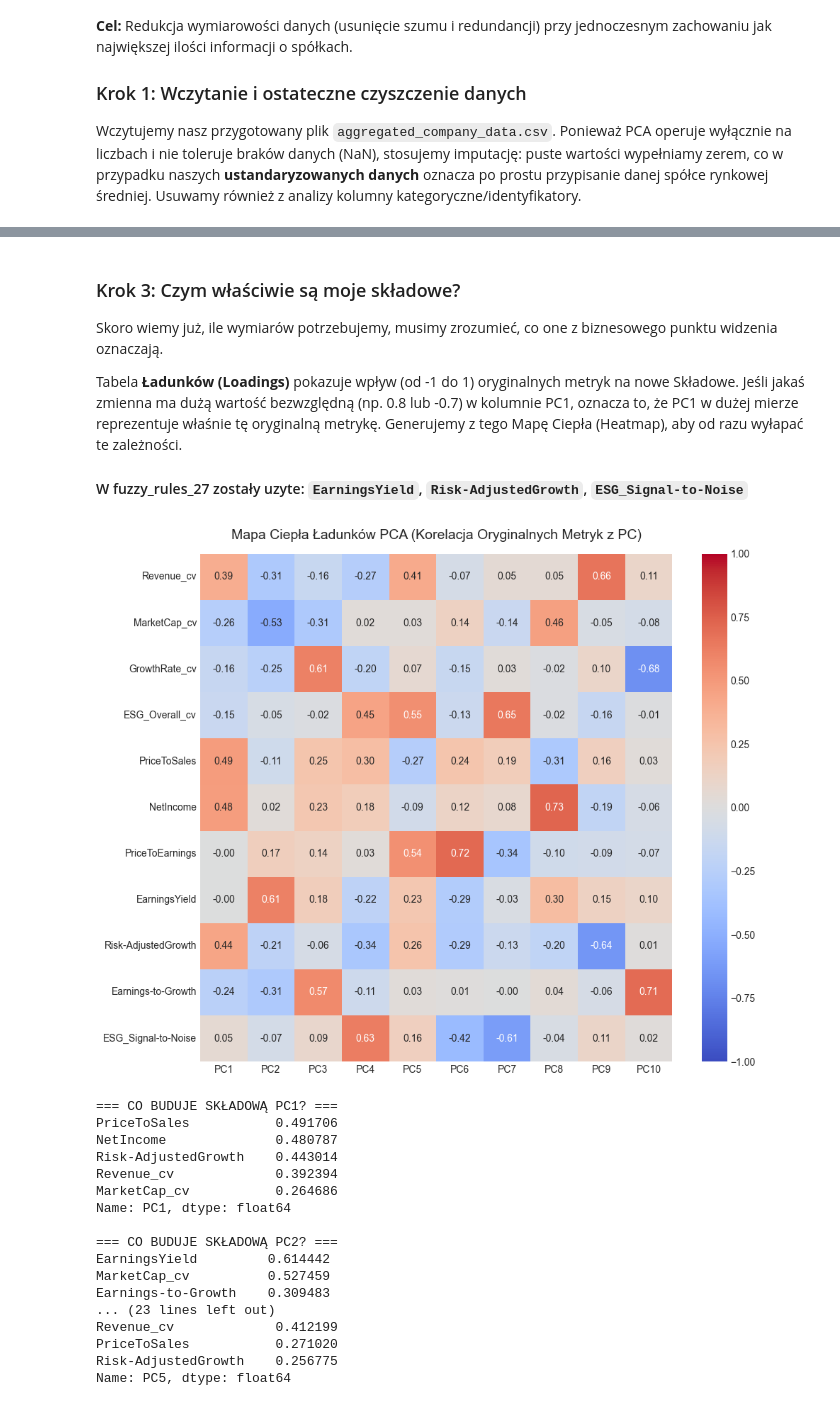
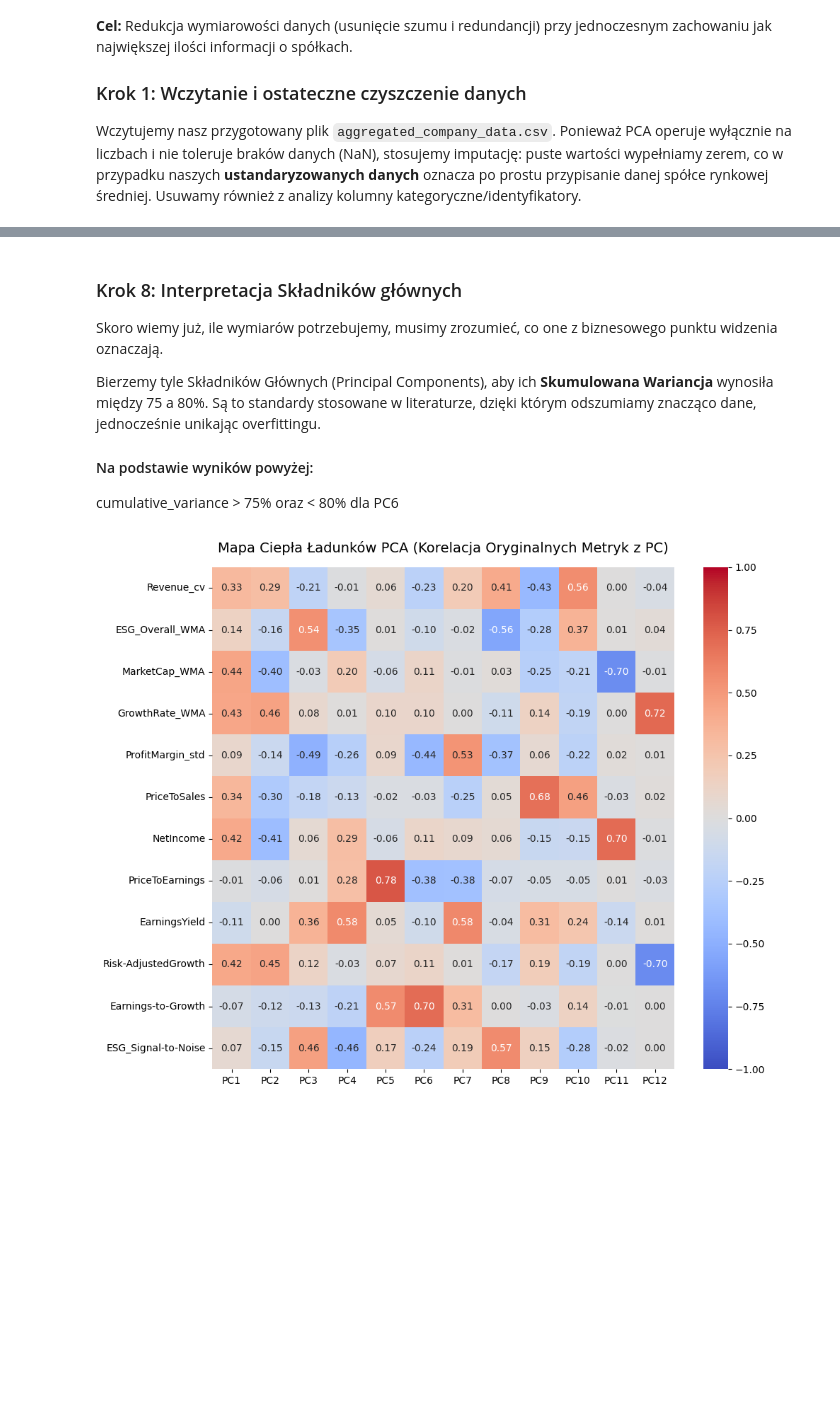
Before and after one commit to Wojciech-Majchrowski-23/MSiD_Project, a Jupyter notebook: src/pca.ipynb, the cells around one changed output, grey strips where cells are left out. Saved outputs shown, nothing was run; the diff lists cells and outputs as text; code cells hidden in the pictures; blank space fills up the shorter version.

Commit message:
Metodologia Analizy Składników Głównych - plik pca.ipynb

```diff
--- a/src/pca.ipynb
+++ b/src/pca.ipynb
@@ -60,0 +172,20 @@ Dane gotowe do PCA. Liczba wierszy: 1000, Liczba analizowanych metryk: 11
+# %%
+calculated_metrics_columns = [
+    'PriceToSales',
+    'NetIncome',
+    'PriceToEarnings',
+    'EarningsYield',
+    'Risk-AdjustedGrowth',
+    'Earnings-to-Growth',
+    'ESG_Signal-to-Noise'
+]
+
+final_columns = regular_metrics_columns + calculated_metrics_columns
+
+
+# Z ORYGINALNEJ TABELI zostawiamy tylko te metryki
+
+X = df_pca[final_columns]
+
+print(f"Dane gotowe do PCA. Liczba wierszy: {X.shape[0]}, Liczba analizowanych metryk: {X.shape[1]}")
+display(X.head())
@@ -94,61 +233,24 @@ Tabela Wariancji Wyjaśnionej:
 # %% [markdown]
-### Krok 3: Czym właściwie są moje składowe?
+### Krok 8: Interpretacja Składników głównych
 Skoro wiemy już, ile wymiarów potrzebujemy, musimy zrozumieć, co one z biznesowego punktu widzenia oznaczają.
 
-Tabela **Ładunków (Loadings)** pokazuje wpływ (od -1 do 1) oryginalnych metryk na nowe Składowe. Jeśli jakaś zmienna ma dużą wartość bezwzględną (np. 0.8 lub -0.7) w kolumnie PC1, oznacza to, że PC1 w dużej mierze reprezentuje właśnie tę oryginalną metrykę. Generujemy z tego Mapę Ciepła (Heatmap), aby od razu wyłapać te zależności.
+Bierzemy tyle Składników Głównych (Principal Components), aby ich **Skumulowana Wariancja** wynosiła między 75 a 80%. Są to standardy stosowane w literaturze, dzięki którym odszumiamy znacząco dane, jednocześnie unikając overfittingu.
 
-#### W fuzzy_rules_27 zostały uzyte: `EarningsYield`, `Risk-AdjustedGrowth`, `ESG_Signal-to-Noise`
+#### Na podstawie wyników powyżej:
+cumulative_variance > 75% oraz < 80% dla PC6
 # %%
-num_components_to_analyze = 10
+num_components_to_analyze = len(explained_variance)
 
 loadings = pd.DataFrame(
     pca.components_.T[:, :num_components_to_analyze],
     columns=[f'PC{i+1}' for i in range(num_components_to_analyze)],
     index=X.columns
 )
 
 plt.figure(figsize=(10, 8))
 sns.heatmap(loadings, annot=True, cmap='coolwarm', fmt=".2f", center=0, vmin=-1, vmax=1)
 plt.title('Mapa Ciepła Ładunków PCA (Korelacja Oryginalnych Metryk z PC)', fontsize=14, pad=15)
 plt.tight_layout()
 plt.show()
-
-loadings = pd.DataFrame(
-    pca.components_.T[:, :5],
-    columns=['PC1', 'PC2', 'PC3', 'PC4', 'PC5'],
-    index=X.columns
-)
-
-print("=== CO BUDUJE SKŁADOWĄ PC1? ===")
-print(loadings['PC1'].abs().sort_values(ascending=False).head(5))
-
-print("\n=== CO BUDUJE SKŁADOWĄ PC2? ===")
-print(loadings['PC2'].abs().sort_values(ascending=False).head(5))
-
-print("\n=== CO BUDUJE SKŁADOWĄ PC3? ===")
-print(loadings['PC3'].abs().sort_values(ascending=False).head(5))
-
-print("\n=== CO BUDUJE SKŁADOWĄ PC4? ===")
-print(loadings['PC4'].abs().sort_values(ascending=False).head(5))
-
-print("\n=== CO BUDUJE SKŁADOWĄ PC5? ===")
-print(loadings['PC5'].abs().sort_values(ascending=False).head(5))
 # %% [output]
-[figure, old version]
+[figure, new version]
-=== CO BUDUJE SKŁADOWĄ PC1? ===
-PriceToSales           0.491706
-NetIncome              0.480787
-Risk-AdjustedGrowth    0.443014
-Revenue_cv             0.392394
-MarketCap_cv           0.264686
-Name: PC1, dtype: float64
-
-=== CO BUDUJE SKŁADOWĄ PC2? ===
-EarningsYield         0.614442
-MarketCap_cv          0.527459
-Earnings-to-Growth    0.309483
-... (23 lines left out)
-Revenue_cv             0.412199
-PriceToSales           0.271020
-Risk-AdjustedGrowth    0.256775
-Name: PC5, dtype: float64
```
Also changed, not shown: parts of 19 cells of this notebook, 1 other file.
